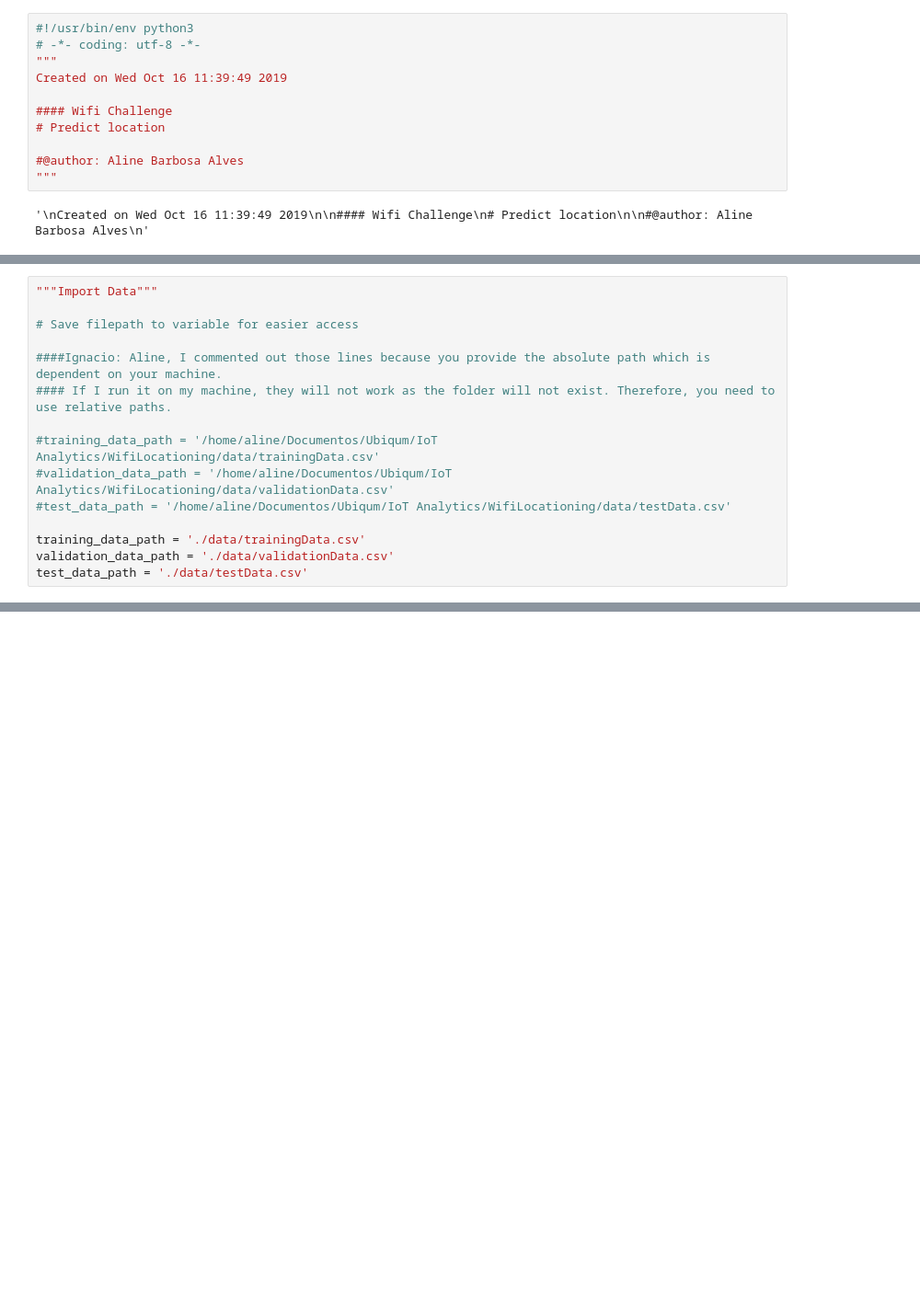
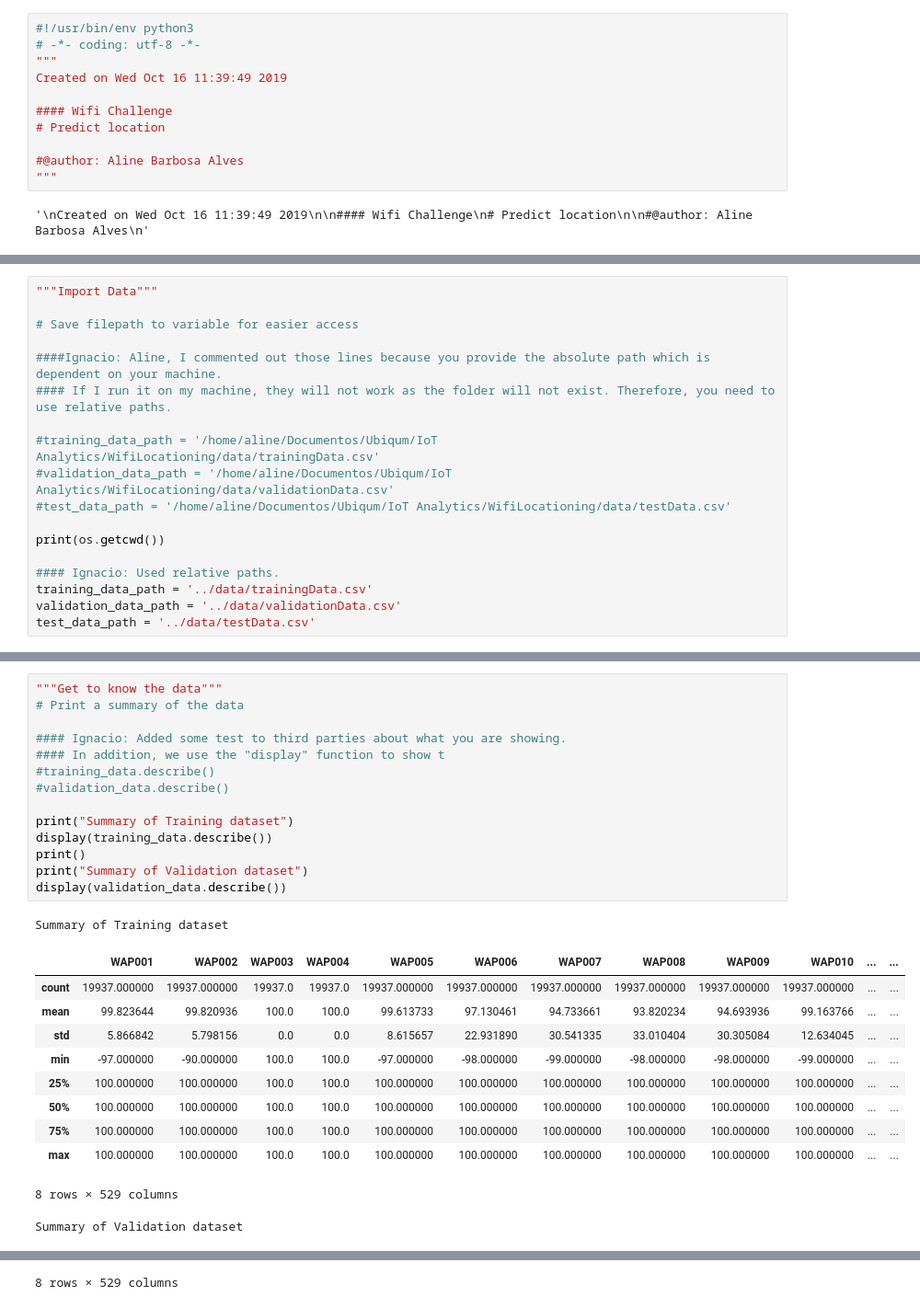
Before and after one commit to isg75/Wifi-Locationing-1, a Jupyter notebook: script/Wifilocationing.ipynb, the cells around one changed output, grey strips where cells are left out. Shown: that part at 92% size. Saved outputs shown, nothing was run; the diff lists cells and outputs as text; blank space fills up the shorter version.

```diff
--- a/script/Wifilocationing.ipynb
+++ b/script/Wifilocationing.ipynb
@@ -43,6 +47,9 @@ from math import sqrt, pi
 #validation_data_path = '/home/aline/Documentos/Ubiqum/IoT Analytics/WifiLocationing/data/validationData.csv'
 #test_data_path = '/home/aline/Documentos/Ubiqum/IoT Analytics/WifiLocationing/data/testData.csv'
 
-training_data_path = './data/trainingData.csv'
-validation_data_path = './data/validationData.csv'
-test_data_path = './data/testData.csv'
+print(os.getcwd())
+
+#### Ignacio: Used relative paths.
+training_data_path = '../data/trainingData.csv'
+validation_data_path = '../data/validationData.csv'
+test_data_path = '../data/testData.csv'
@@ -56,0 +64,27 @@ FileNotFoundError: [Errno 2] File b'data\trainingData.csv' does not exist: b'dat
+# %%
+"""Get to know the data"""
+# Print a summary of the data
+
+#### Ignacio: Added some test to third parties about what you are showing.
+#### In addition, we use the "display" function to show t
+#training_data.describe()
+#validation_data.describe()
+
+print("Summary of Training dataset")
+display(training_data.describe())
+print()
+print("Summary of Validation dataset")
+display(validation_data.describe())
+# %% [output]
+Summary of Training dataset
+|  | WAP001 | WAP002 | WAP003 | WAP004 | WAP005 | WAP006 | WAP007 | WAP008 | WAP009 | WAP010 | ... | ... |
+| count | 19937.000000 | 19937.000000 | 19937.0 | 19937.0 | 19937.000000 | 19937.000000 | 19937.000000 | 19937.000000 | 19937.000000 | 19937.000000 | ... | ... |
+| mean | 99.823644 | 99.820936 | 100.0 | 100.0 | 99.613733 | 97.130461 | 94.733661 | 93.820234 | 94.693936 | 99.163766 | ... | ... |
+| std | 5.866842 | 5.798156 | 0.0 | 0.0 | 8.615657 | 22.931890 | 30.541335 | 33.010404 | 30.305084 | 12.634045 | ... | ... |
+| min | -97.000000 | -90.000000 | 100.0 | 100.0 | -97.000000 | -98.000000 | -99.000000 | -98.000000 | -98.000000 | -99.000000 | ... | ... |
+| 25% | 100.000000 | 100.000000 | 100.0 | 100.0 | 100.000000 | 100.000000 | 100.000000 | 100.000000 | 100.000000 | 100.000000 | ... | ... |
+| 50% | 100.000000 | 100.000000 | 100.0 | 100.0 | 100.000000 | 100.000000 | 100.000000 | 100.000000 | 100.000000 | 100.000000 | ... | ... |
+| 75% | 100.000000 | 100.000000 | 100.0 | 100.0 | 100.000000 | 100.000000 | 100.000000 | 100.000000 | 100.000000 | 100.000000 | ... | ... |
+| max | 100.000000 | 100.000000 | 100.0 | 100.0 | 100.000000 | 100.000000 | 100.000000 | 100.000000 | 100.000000 | 100.000000 | ... | ... |
+8 rows × 529 columns
+Summary of Validation dataset
@@ -56,0 +100 @@ FileNotFoundError: [Errno 2] File b'data\trainingData.csv' does not exist: b'dat
+8 rows × 529 columns
```
Also changed, not shown: parts of 12 cells of this notebook.
